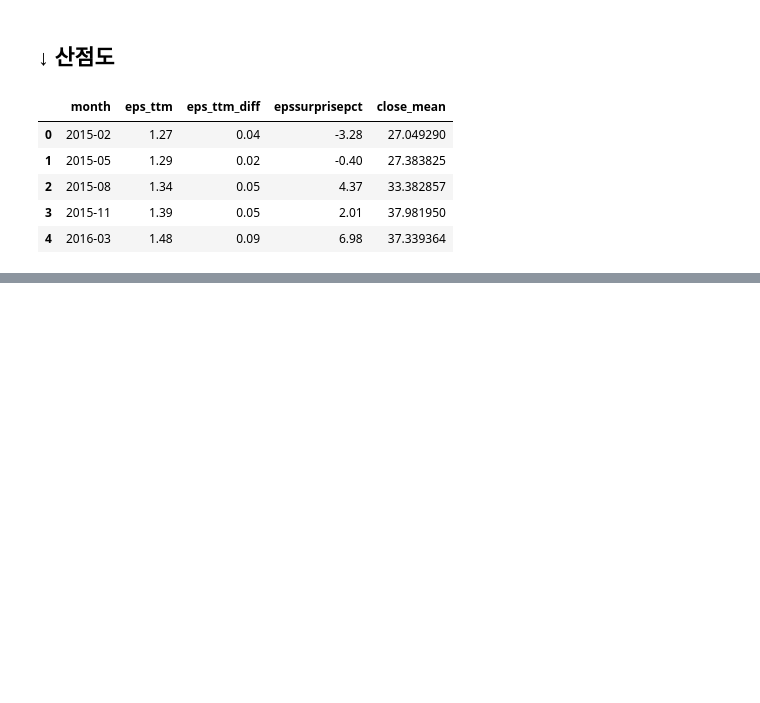
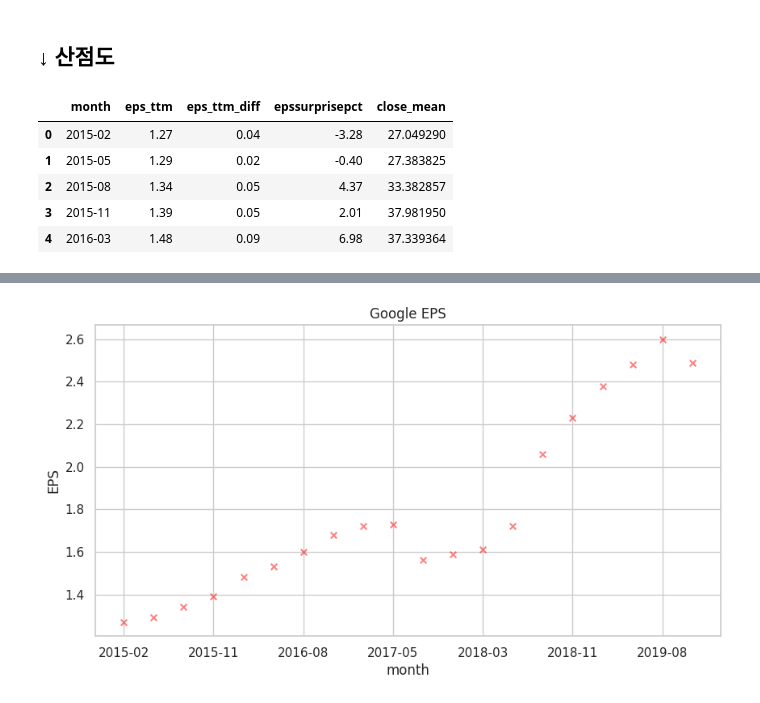
Before and after one commit to hajju0617/Data-Analysis-Study, a Jupyter notebook: python_data_processing_and_visualization.ipynb, the cells around one changed output, grey strips where cells are left out. Drawn from its saved outputs; the diff is of its cells as text; code cells hidden in the pictures; blank space fills up the shorter version.

```diff
--- a/python_data_processing_and_visualization.ipynb
+++ b/python_data_processing_and_visualization.ipynb
@@ -1085,0 +1089,15 @@ plt.show()
+# %%
+# seaborn(sns) 라이브러리에서 'set_theme(style="whitegrid")'으로 설정하면
+# 이후에 그려지는 그래프들은 이 격자 형식이 적용됨.
+sns.set_theme(style="whitegrid")
+# %%
+fig = plt.figure(figsize=(10, 5))
+ax = plt.axes()
+ax.scatter(price_earning["month"], price_earning["eps_ttm"],
+           s=30, c="red", marker="x", alpha=0.5)
+ax.set(xlabel='month', ylabel='EPS', title='Google EPS')
+# set_xticks: x축 눈금
+ax.set_xticks(price_earning["month"][np.arange(0, len(price_earning), step=3)])
+plt.show()
+# %% [output]
+[figure, added]
```
Also changed, not shown: parts of 25 cells of this notebook.
